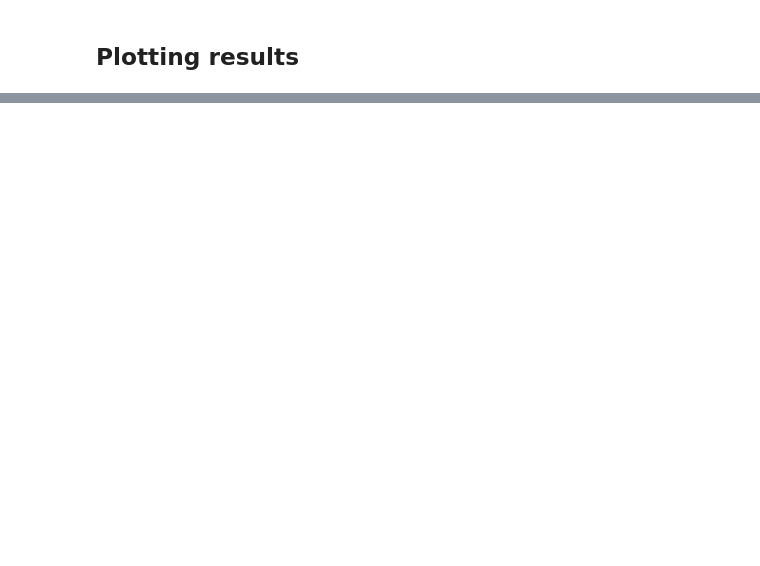
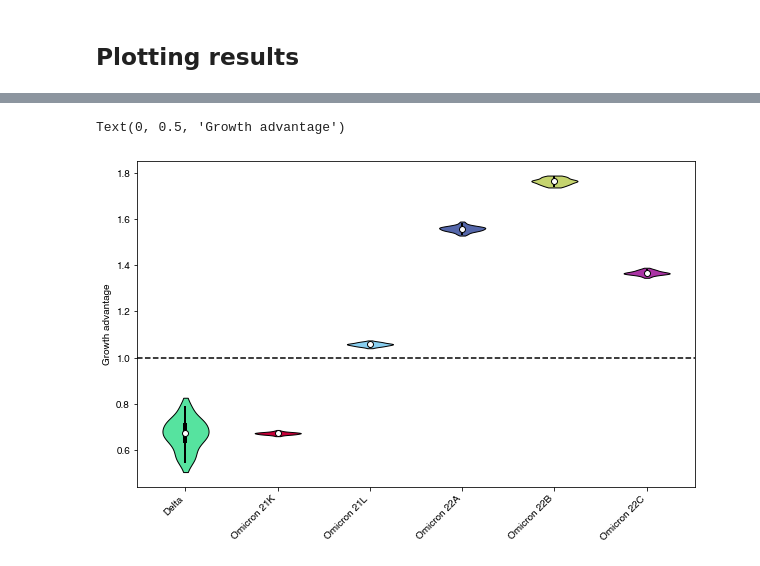
Before and after one commit to blab/evofr, a Jupyter notebook: notebooks/example_mlr.ipynb, the cells around one changed output, grey strips where cells are left out. Drawn from its saved outputs; the diff is of its cells as text; code cells hidden in the pictures; blank space fills up the shorter version.

```diff
--- a/notebooks/example_mlr.ipynb
+++ b/notebooks/example_mlr.ipynb
@@ -146,0 +119,11 @@ fig.subplots_adjust(bottom = 0.1)
+# %%
+fig = plt.figure(figsize=(10, 6))
+gs = fig.add_gridspec(nrows=1, ncols=1)
+ax = fig.add_subplot(gs[0,0])
+
+plot_growth_advantage(ax, samples, variant_frequencies, ps, alphas, colors)
+ax.set_xticks(ax.get_xticks(), ax.get_xticklabels(), rotation=45, ha='right')
+ax.set_ylabel("Growth advantage")
+# %% [output]
+Text(0, 0.5, 'Growth advantage')
+[figure, added]
```
Also changed, not shown: parts of 8 cells of this notebook.
